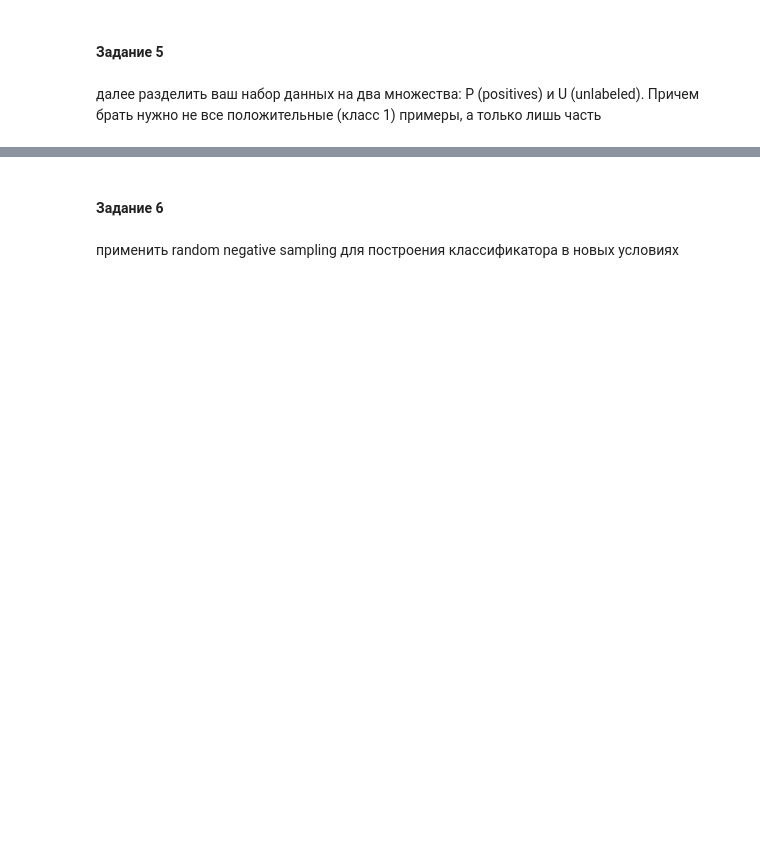
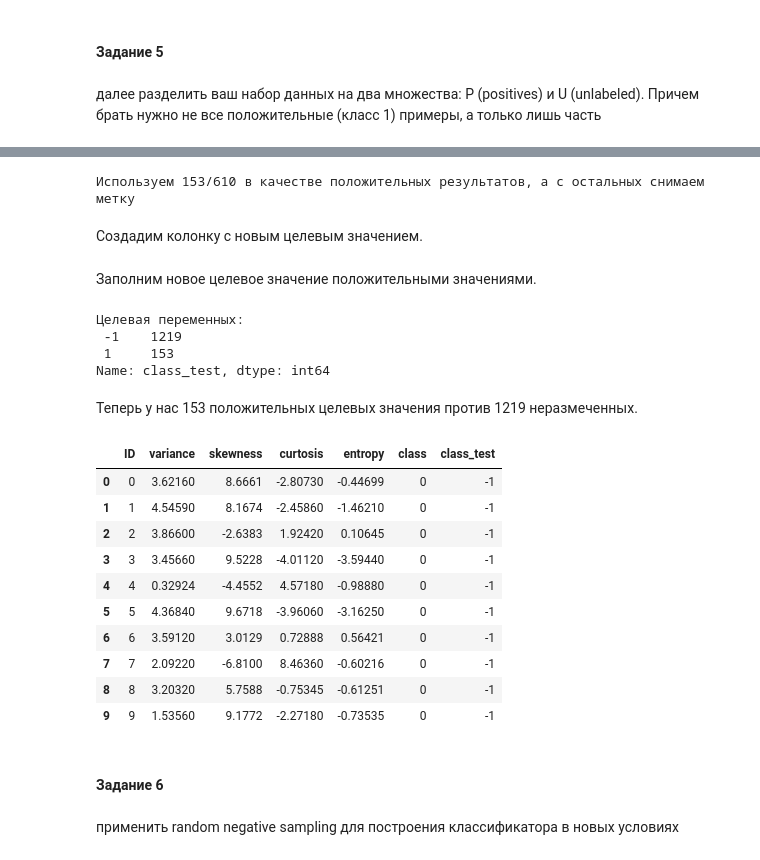
Before and after one commit to superbe/MachineLearningInBusiness, a Jupyter notebook: Lesson 7.ipynb, the cells around one changed output, grey strips where cells are left out. Cells and saved outputs as stored; diff of their text form; code cells hidden in the pictures; blank space fills up the shorter version.

```diff
--- a/Lesson 7.ipynb
+++ b/Lesson 7.ipynb
@@ -38,0 +240,37 @@
+# %%
+pos_sample_len = int(np.ceil(0.25 * len(pos_ind)))
+print(f'Используем {pos_sample_len}/{len(pos_ind)} в качестве положительных результатов, а с остальных снимаем метку')
+# %% [output]
+Используем 153/610 в качестве положительных результатов, а с остальных снимаем метку
+# %%
+pos_sample = pos_ind[:pos_sample_len]
+# %% [markdown]
+Создадим колонку с новым целевым значением.
+# %%
+mod_data['class_test'] = -1
+# %% [markdown]
+Заполним новое целевое значение положительными значениями.
+# %%
+mod_data.loc[pos_sample,'class_test'] = 1
+print('Целевая переменных:\n', mod_data.iloc[:,-1].value_counts())
+# %% [output]
+Целевая переменных:
+ -1    1219
+ 1     153
+Name: class_test, dtype: int64
+# %% [markdown]
+Теперь у нас 153 положительных целевых значения против 1219 неразмеченных.
+# %%
+mod_data.head(10)
+# %% [output]
+|  | ID | variance | skewness | curtosis | entropy | class | class_test |
+| 0 | 0 | 3.62160 | 8.6661 | -2.80730 | -0.44699 | 0 | -1 |
+| 1 | 1 | 4.54590 | 8.1674 | -2.45860 | -1.46210 | 0 | -1 |
+| 2 | 2 | 3.86600 | -2.6383 | 1.92420 | 0.10645 | 0 | -1 |
+| 3 | 3 | 3.45660 | 9.5228 | -4.01120 | -3.59440 | 0 | -1 |
+| 4 | 4 | 0.32924 | -4.4552 | 4.57180 | -0.98880 | 0 | -1 |
+| 5 | 5 | 4.36840 | 9.6718 | -3.96060 | -3.16250 | 0 | -1 |
+| 6 | 6 | 3.59120 | 3.0129 | 0.72888 | 0.56421 | 0 | -1 |
+| 7 | 7 | 2.09220 | -6.8100 | 8.46360 | -0.60216 | 0 | -1 |
+| 8 | 8 | 3.20320 | 5.7588 | -0.75345 | -0.61251 | 0 | -1 |
+| 9 | 9 | 1.53560 | 9.1772 | -2.27180 | -0.73535 | 0 | -1 |
```
Also changed, not shown: parts of 70 cells of this notebook, 1 other file.
